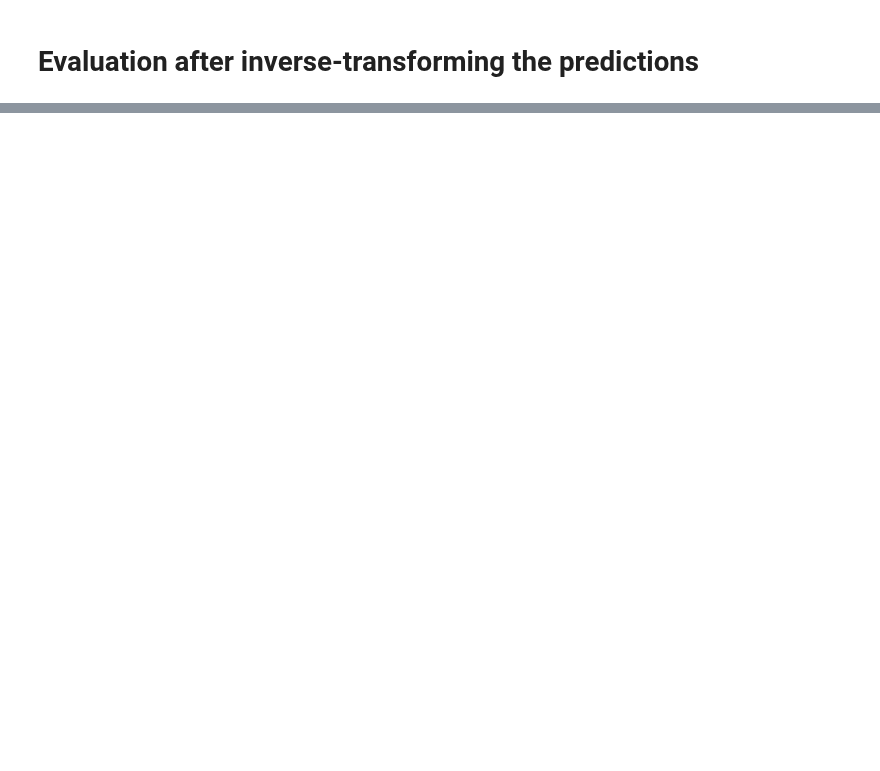
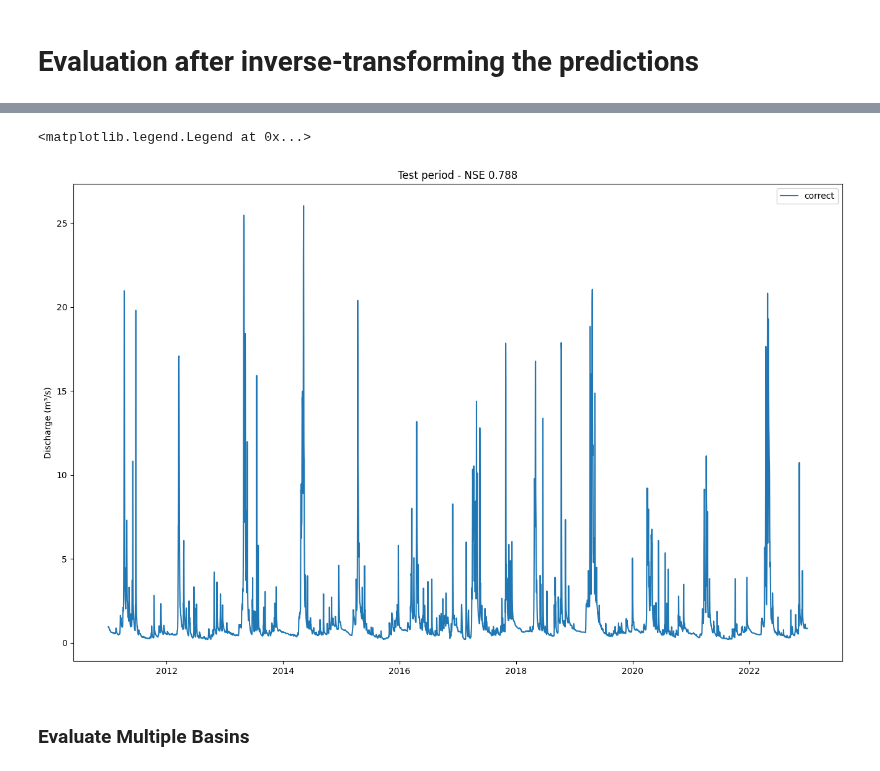
Before and after one commit to yunsupark1120/GAGEii_modeling, a Jupyter notebook: model_training.ipynb, the cells around one changed output, grey strips where cells are left out. Saved outputs shown, nothing was run; the diff lists cells and outputs as text; code cells hidden in the pictures; blank space fills up the shorter version.

```diff
--- a/model_training.ipynb
+++ b/model_training.ipynb
@@ -207,0 +303,2 @@ df_filtered = df.loc[test_start_date:test_end_date, ['discharge']]
+# %%
+correct = results['04043050']['1D']['xr']['discharge_obs'].values
@@ -207,0 +320,12 @@ df_filtered = df.loc[test_start_date:test_end_date, ['discharge']]
+# %%
+fig, ax = plt.subplots(figsize=(16,10))
+ax.plot(qsim['date'], correct, label='correct')
+# ax.plot(qsim['date'], wrong, label='wrong')
+ax.set_ylabel("Discharge (m³/s)")
+ax.set_title(f"Test period - NSE {nse:.3f}")
+ax.legend()
+# %% [output]
+<matplotlib.legend.Legend at 0x...>
+[figure, added]
+# %% [markdown]
+### Evaluate Multiple Basins
```
Also changed, not shown: parts of 28 cells of this notebook, 12 other files.
